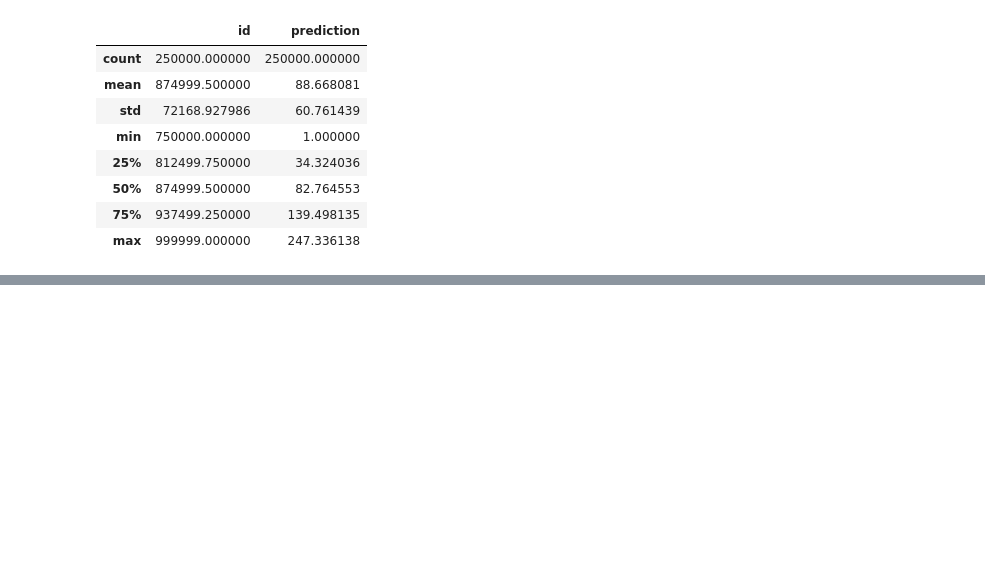
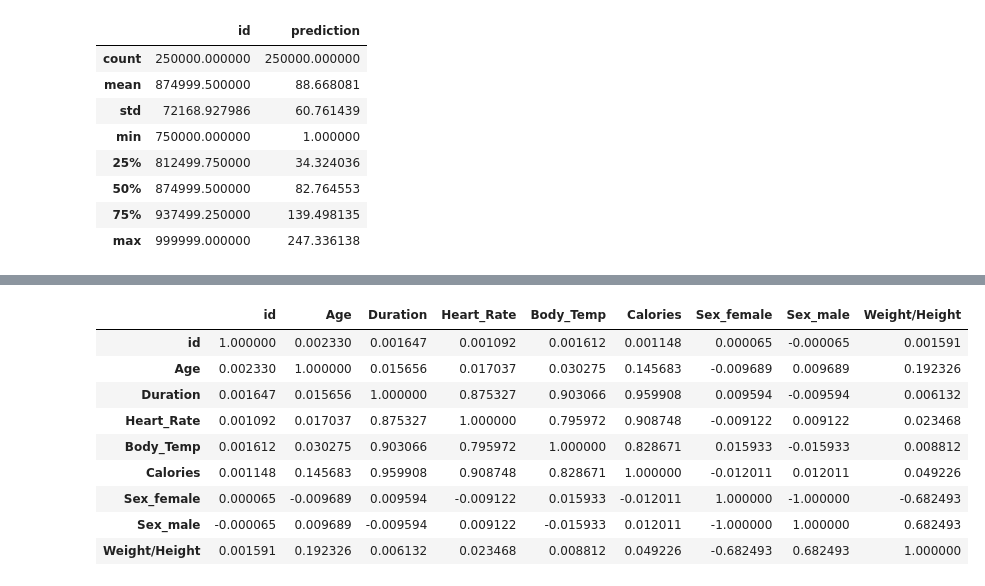
Before and after one commit to Dulina77/CalorieExpendition, a Jupyter notebook: Kagglecompetition_CalorieExpendition.ipynb, the cells around one changed output, grey strips where cells are left out. Drawn from its saved outputs; the diff is of its cells as text; code cells hidden in the pictures; blank space fills up the shorter version.

```diff
--- a/Kagglecompetition_CalorieExpendition.ipynb
+++ b/Kagglecompetition_CalorieExpendition.ipynb
@@ -153,0 +158,15 @@ figure = sns.heatmap(training_data.corr())
+# %%
+training_data['Weight/Height'] = training_data['Weight']/training_data['Height']/training_data['Height']
+training_data = training_data.drop(columns=['Weight','Height'])
+training_data.corr()
+# %% [output]
+|  | id | Age | Duration | Heart_Rate | Body_Temp | Calories | Sex_female | Sex_male | Weight/Height |
+| id | 1.000000 | 0.002330 | 0.001647 | 0.001092 | 0.001612 | 0.001148 | 0.000065 | -0.000065 | 0.001591 |
+| Age | 0.002330 | 1.000000 | 0.015656 | 0.017037 | 0.030275 | 0.145683 | -0.009689 | 0.009689 | 0.192326 |
+| Duration | 0.001647 | 0.015656 | 1.000000 | 0.875327 | 0.903066 | 0.959908 | 0.009594 | -0.009594 | 0.006132 |
+| Heart_Rate | 0.001092 | 0.017037 | 0.875327 | 1.000000 | 0.795972 | 0.908748 | -0.009122 | 0.009122 | 0.023468 |
+| Body_Temp | 0.001612 | 0.030275 | 0.903066 | 0.795972 | 1.000000 | 0.828671 | 0.015933 | -0.015933 | 0.008812 |
+| Calories | 0.001148 | 0.145683 | 0.959908 | 0.908748 | 0.828671 | 1.000000 | -0.012011 | 0.012011 | 0.049226 |
+| Sex_female | 0.000065 | -0.009689 | 0.009594 | -0.009122 | 0.015933 | -0.012011 | 1.000000 | -1.000000 | -0.682493 |
+| Sex_male | -0.000065 | 0.009689 | -0.009594 | 0.009122 | -0.015933 | 0.012011 | -1.000000 | 1.000000 | 0.682493 |
+| Weight/Height | 0.001591 | 0.192326 | 0.006132 | 0.023468 | 0.008812 | 0.049226 | -0.682493 | 0.682493 | 1.000000 |
```
Also changed, not shown: parts of 15 cells of this notebook.
